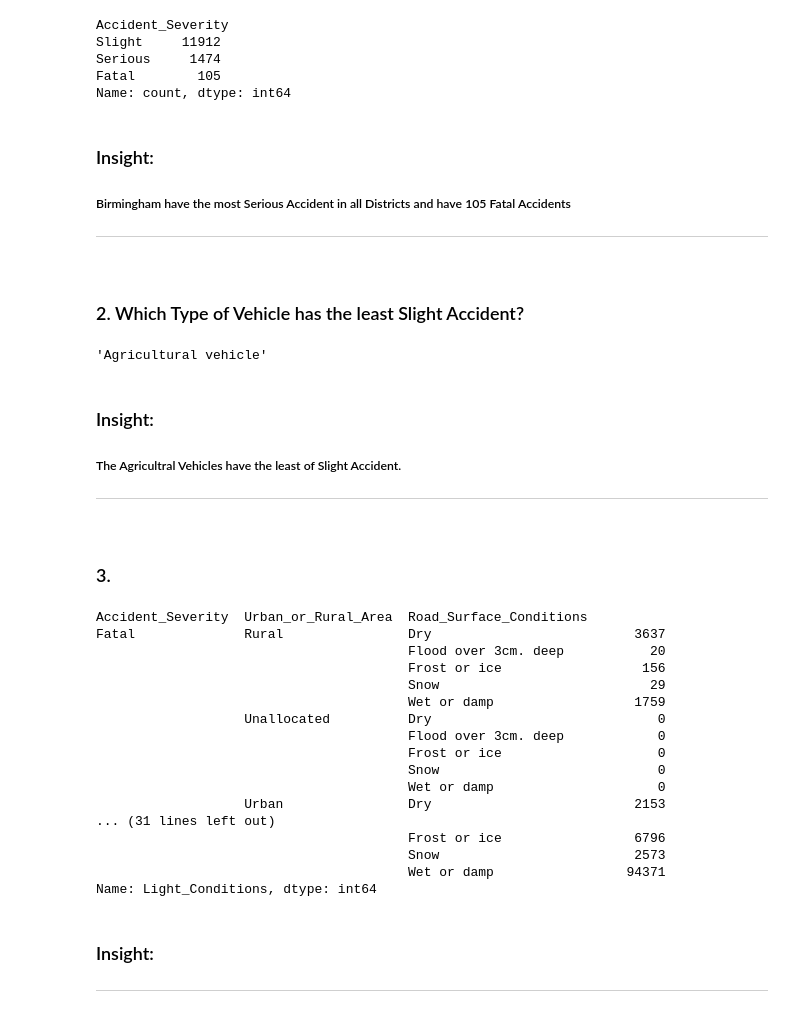
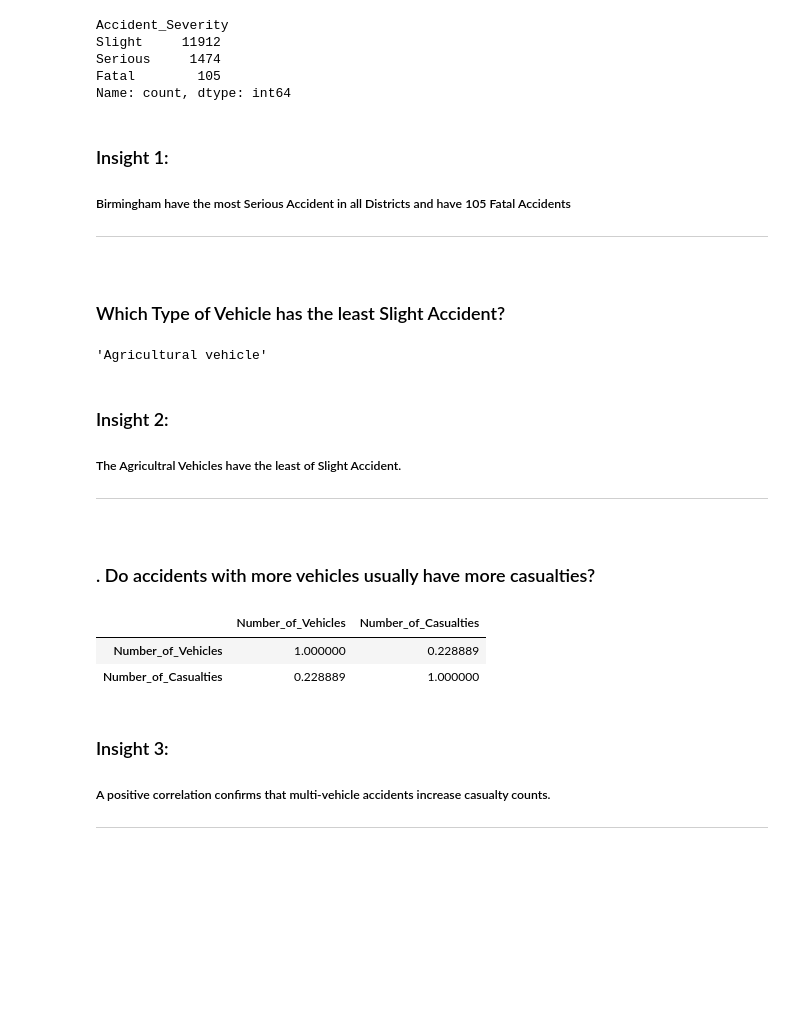
Before and after one commit to gemwel/ELEC303_DATA_ANALYSIS, a Jupyter notebook: Activity 2 - UK _Road_Accident.ipynb, the cells around one changed output. Saved outputs shown, nothing was run; the diff lists cells and outputs as text; code cells hidden in the pictures; blank space fills up the shorter version.

```diff
--- a/Activity 2 - UK _Road_Accident.ipynb
+++ b/Activity 2 - UK _Road_Accident.ipynb
@@ -126,7 +126,7 @@ Vehicle_Type                object
 dtype: object
 # %%
 DataFrame['Accident Date'] = DataFrame['Accident Date'].astype('category')
-DataFrame['Accident_Severity'] = DataFrame['Accident_Severity'].astype('category')
+#DataFrame['Accident_Severity'] = DataFrame['Accident_Severity'].astype('category')
 DataFrame['Light_Conditions'] = DataFrame['Light_Conditions'].astype('category')
 DataFrame['District Area'] = DataFrame['District Area'].astype('category')
 DataFrame['Road_Surface_Conditions'] = DataFrame['Road_Surface_Conditions'].astype('category')
@@ -417,42 +417,28 @@ Serious     1474
 Fatal        105
 Name: count, dtype: int64
 # %% [markdown]
-<h3>Insight:</h3>
+<h3>Insight 1:</h3>
 <h5>Birmingham have the most Serious Accident in all Districts and have 105 Fatal Accidents  </h4>
 <hr>
 # %% [markdown]
-<h3>2. Which Type of Vehicle has the least Slight Accident?</h3>
+<h3> Which Type of Vehicle has the least Slight Accident?</h3>
 # %%
 DataFrame[DataFrame['Accident_Severity'] == 'Slight']['Vehicle_Type'].min()
 # %% [output]
 'Agricultural vehicle'
 # %% [markdown]
-<h3>Insight:</h3>
+<h3>Insight 2:</h3>
 <h5> The Agricultral Vehicles have the least of Slight Accident. </h4>
 <hr>
 # %% [markdown]
-<h3>3. </h3>
+<h3>. Do accidents with more vehicles usually have more casualties?  </h3>
 # %%
-DataFrame.groupby(['Accident_Severity','Urban_or_Rural_Area','Road_Surface_Conditions'])['Light_Conditions'].count()
+DataFrame[['Number_of_Vehicles','Number_of_Casualties']].corr()
 # %% [output]
-Accident_Severity  Urban_or_Rural_Area  Road_Surface_Conditions
-Fatal              Rural                Dry                          3637
-                                        Flood over 3cm. deep           20
-                                        Frost or ice                  156
-                                        Snow                           29
-                                        Wet or damp                  1759
-                   Unallocated          Dry                             0
-                                        Flood over 3cm. deep            0
-                                        Frost or ice                    0
-                                        Snow                            0
-                                        Wet or damp                     0
-                   Urban                Dry                          2153
-... (31 lines left out)
-                                        Frost or ice                 6796
-                                        Snow                         2573
-                                        Wet or damp                 94371
-Name: Light_Conditions, dtype: int64
+|  | Number_of_Vehicles | Number_of_Casualties |
+| Number_of_Vehicles | 1.000000 | 0.228889 |
+| Number_of_Casualties | 0.228889 | 1.000000 |
 # %% [markdown]
-<h3>Insight:</h3>
-<h5></h4>
+<h3>Insight 3:</h3>
+<h5> A positive correlation confirms that multi-vehicle accidents increase casualty counts.</h4>
 <hr>
```
Also changed, not shown: parts of 60 cells of this notebook.
